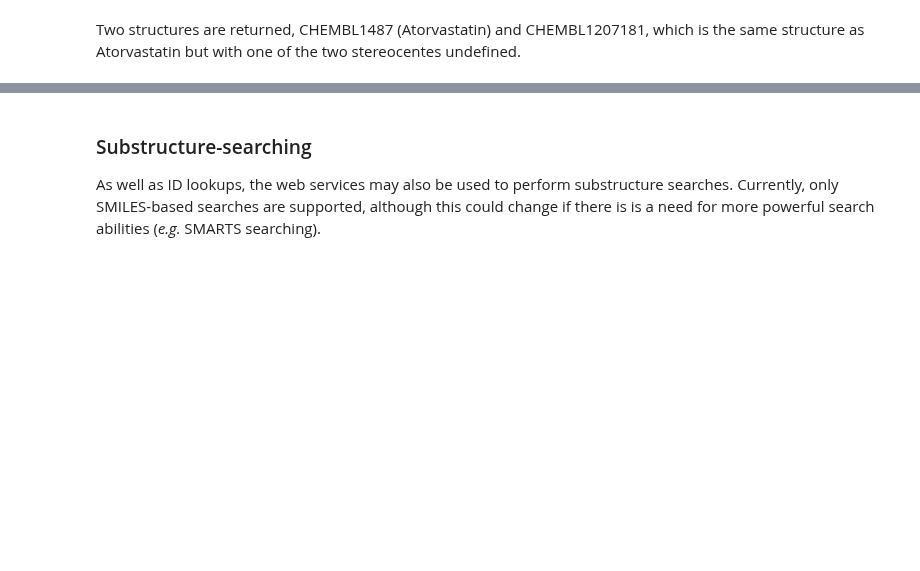
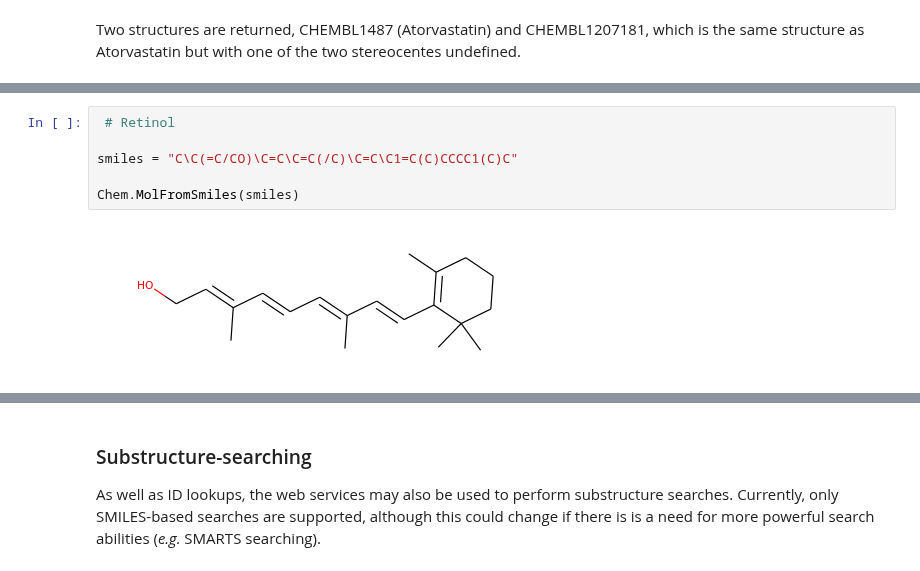
Before and after one commit to chembl/mychembl, a Jupyter notebook: ipython_notebooks/02_myChEMBL_web_services.ipynb, the cells around one changed output, grey strips where cells are left out. Saved outputs shown, nothing was run; the diff lists cells and outputs as text; blank space fills up the shorter version.

```diff
--- a/ipython_notebooks/02_myChEMBL_web_services.ipynb
+++ b/ipython_notebooks/02_myChEMBL_web_services.ipynb
@@ -213,0 +402,8 @@ Two structures are returned, CHEMBL1487 (Atorvastatin) and CHEMBL1207181, which
+# %%
+ # Retinol
+
+smiles = "C\C(=C/CO)\C=C\C=C(/C)\C=C\C1=C(C)CCCC1(C)C"
+
+Chem.MolFromSmiles(smiles)
+# %% [output]
+[figure, added]
```
Also changed, not shown: parts of 89 cells of this notebook.
